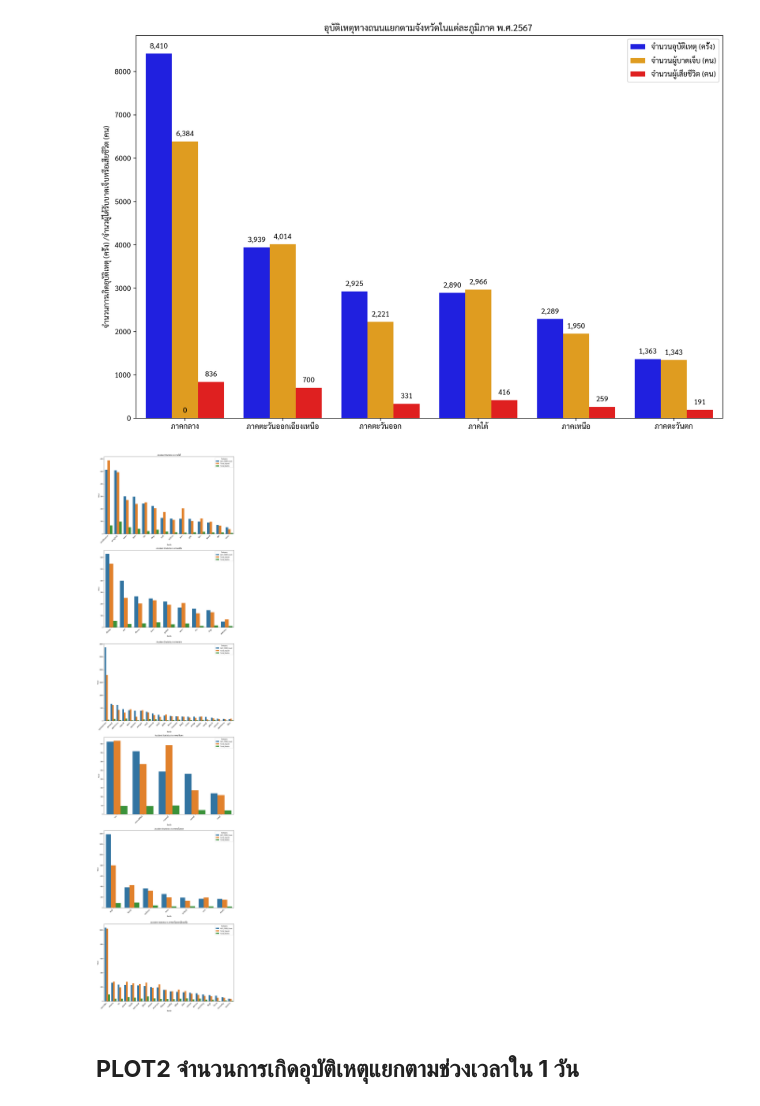
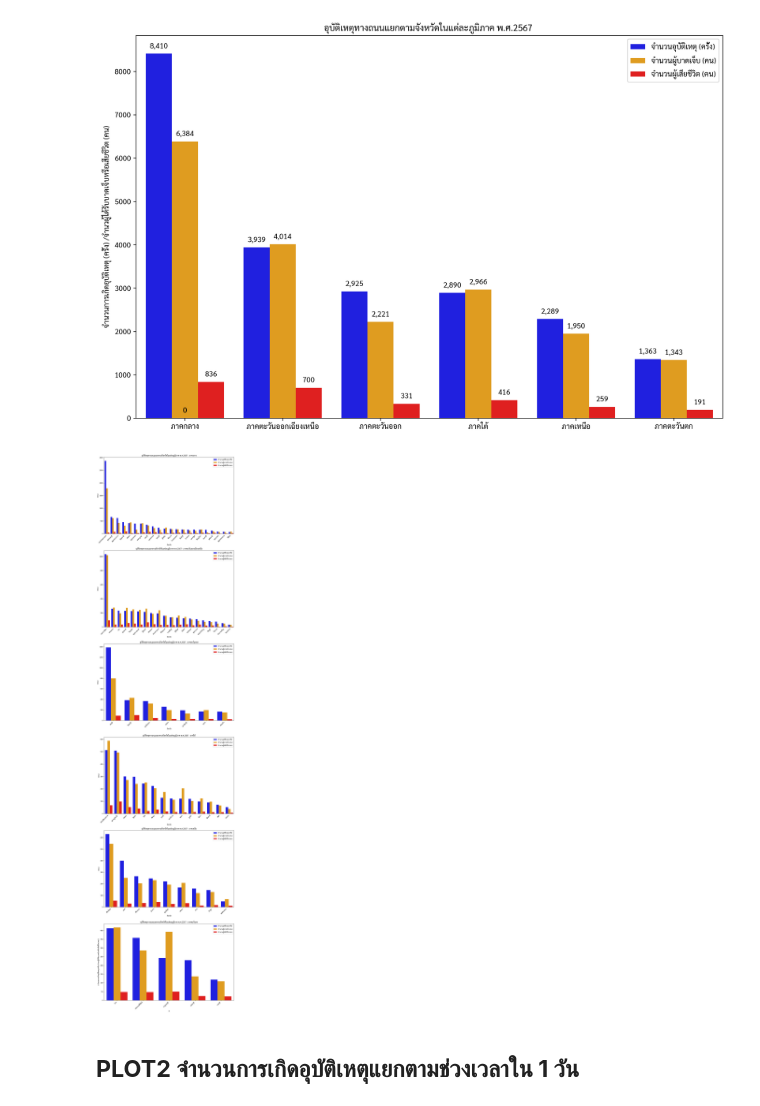
Before and after one commit to Garfield-Peerapol/traffic-accidents-analysis-2024, a Jupyter notebook: traffic_accidents_analysis_2024.ipynb, the cells around one changed output. Cells and saved outputs as stored; diff of their text form; code cells hidden in the pictures.

```diff
--- a/traffic_accidents_analysis_2024.ipynb
+++ b/traffic_accidents_analysis_2024.ipynb
@@ -177,50 +178,63 @@ plt.show()
 [figure]
 # %%
 #ใช้ กราฟรวมจำนวนการเกิดอุบัติเหตุ ผู้บาดเจ็บและเสียชีวิตแยกตามจังหวัดในแต่ละภาค
-import matplotlib.pyplot as plt
-import seaborn as sns
-import pandas as pd
-
-# Assume 'df' is your DataFrame
+#import matplotlib.pyplot as plt
+#import seaborn as sns
+#import pandas as pd
 
 # 1. Get unique regions
-regions = df['ภาค'].unique()
+
+regions = df.groupby('ภาค').agg(
+    ACC_CODE_Count=('ACC_CODE', 'count'),
+    Total_Injured=('รวมจำนวนผู้บาดเจ็บ', 'sum'),
+    Total_Deaths=('จำนวนผู้เสียชีวิต', 'sum')
+).sort_values(by='ACC_CODE_Count', ascending=False).index.tolist()
 
 # 2. Create subplots
 fig, axes = plt.subplots(len(regions), 1, figsize=(12, 8 * len(regions)), sharex=False)
 
 # 3. Iterate through regions and plot
 for i, region in enumerate(regions):
     region_data = df[df['ภาค'] == region]
 
     # Create pivot table with Total Injured and Total Deaths
     t2_region_accident = region_data.groupby('จังหวัด').agg(
         ACC_CODE_Count=('ACC_CODE', 'count'),
         Total_Injured=('รวมจำนวนผู้บาดเจ็บ', 'sum'),
         Total_Deaths=('จำนวนผู้เสียชีวิต', 'sum')
     )
 
     # Sort by ACC_CODE_Count in descending order
     t2_region_accident = t2_region_accident.sort_values(by='ACC_CODE_Count', ascending=False)
 
     # Reset index to make 'จังหวัด' a column
     t2_region_accident = t2_region_accident.reset_index()
 
     # Melt the DataFrame for easier plotting with Seaborn
     melted_data = pd.melt(t2_region_accident, id_vars=['จังหวัด'],
                           value_vars=['ACC_CODE_Count', 'Total_Injured', 'Total_Deaths'],
                           var_name='Category', value_name='Value')
 
+    melted_data['Category'] = melted_data['Category'].replace({
+    'ACC_CODE_Count': 'จำนวนอุบัติเหตุ (ครั้ง)',
+    'Total_Injured': 'จำนวนผู้บาดเจ็บ (คน)',
+    'Total_Deaths': 'จำนวนผู้เสียชีวิต (คน)'
+    })
     # Create the bar plot using Seaborn
-    sns.barplot(x='จังหวัด', y='Value', hue='Category', data=melted_data, ax=axes[i])
-    axes[i].set_title(f'Accident Statistics in {region}')  # Set title for each subplot
+    a=sns.barplot(x='จังหวัด', y='Value', hue='Category', data=melted_data, ax=axes[i],palette={'จำนวนอุบัติเหตุ (ครั้ง)': 'blue',
+                              'จำนวนผู้บาดเจ็บ (คน)': 'orange',
+                              'จำนวนผู้เสียชีวิต (คน)': 'red'}).legend(title=None)
+
+    axes[i].set_title(f'อุบัติเหตุทางถนนแยกตามจังหวัดในแต่ละภูมิภาค พ.ศ.2567 - {region}')  # Set title for each subplot
     axes[i].set_xticklabels(axes[i].get_xticklabels(), rotation=45, ha='right')  # Rotate x-axis labels
+    plt.xlabel([])
+    plt.ylabel(['จำนวนการเกิดอุบัติเหตุ (ครั้ง) /จำนวผู้ได้รับบาดเจ็บหรือเสียชีวิต (คน)'])
 
 
 plt.tight_layout()
 plt.show()
 # %% [output]
-[figure, old version]
+[figure, new version]
 # %% [markdown]
 ## **PLOT2 จำนวนการเกิดอุบัติเหตุแยกตามช่วงเวลาใน 1 วัน**
 # %%
```
Also changed, not shown: parts of 1 cell of this notebook.
